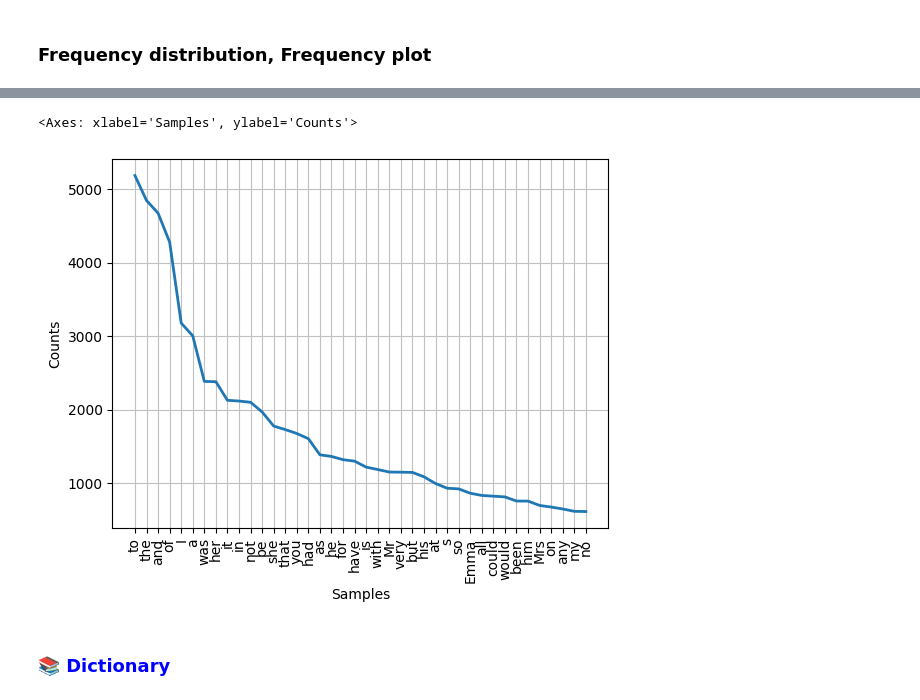
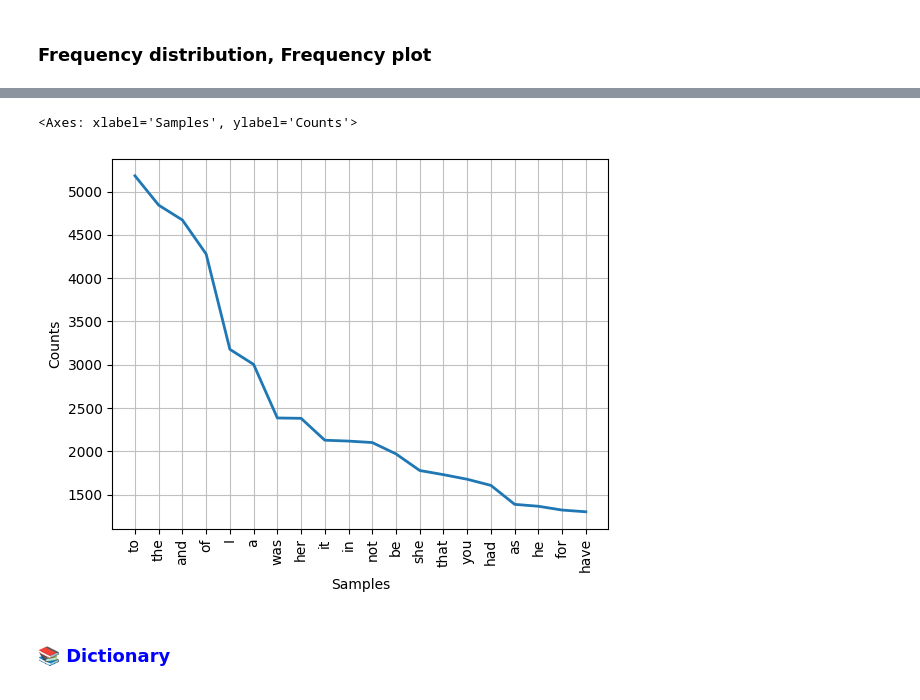
Before and after one commit to jang-0232/LNP_2024_, a Jupyter notebook: 11_moreonnlp.ipynb, the cells around one changed output, grey strips where cells are left out. Cells and saved outputs as stored; diff of their text form; code cells hidden in the pictures.

```diff
--- a/11_moreonnlp.ipynb
+++ b/11_moreonnlp.ipynb
@@ -345,10 +360,10 @@ fd # results as a list vertically
  ('have', 1301)]
 # %%
 # Create an NLTK Text object and plot the frequency distribution of the 20 most common words
-nltk.Text(words).plot(40)
+nltk.Text(words).plot(20)
 # %% [output]
 <Axes: xlabel='Samples', ylabel='Counts'>
-[figure, old version]
+[figure, new version]
 # %% [markdown]
 ### 📚<font color ='blue'> **Dictionary**
 # %%
```
Also changed, not shown: parts of 8 cells of this notebook.
